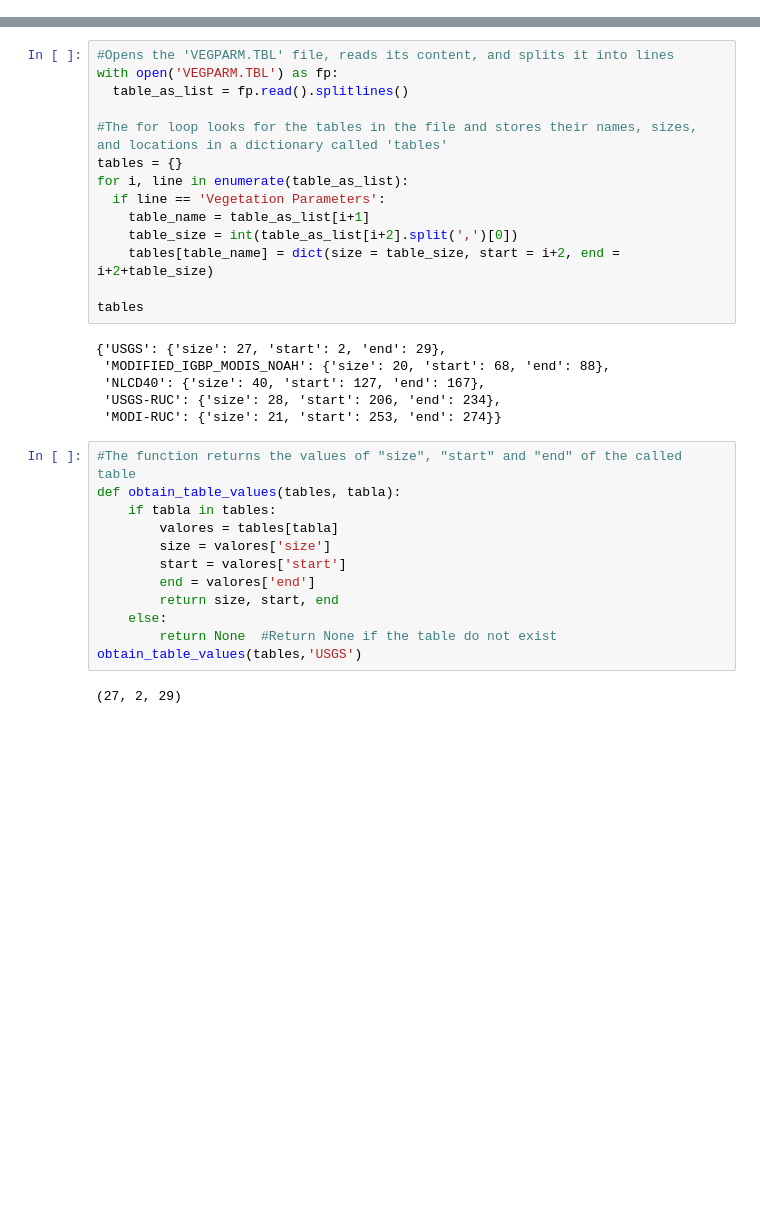
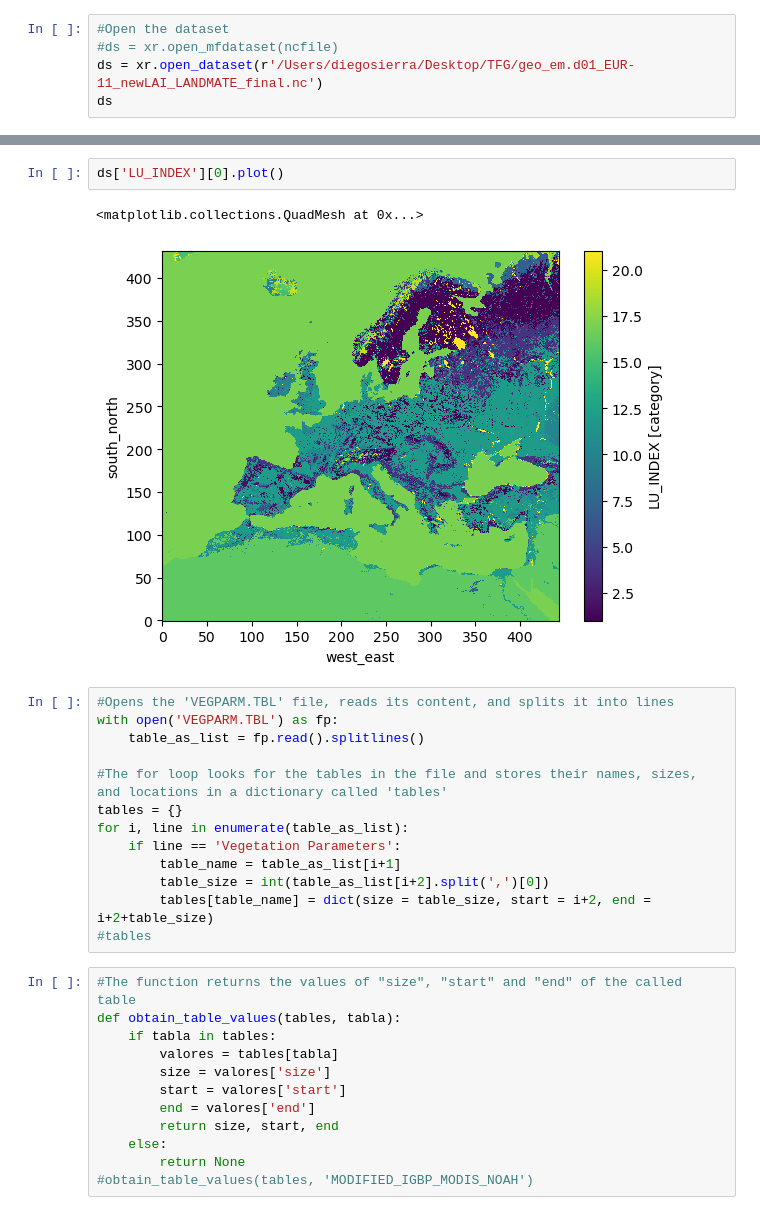
Before and after one commit to sierrapor/TFG, a Jupyter notebook: VegeTables.ipynb, the cells around one changed output, grey strips where cells are left out. Drawn from its saved outputs; the diff is of its cells as text; blank space fills up the shorter version.

```diff
--- a/VegeTables.ipynb
+++ b/VegeTables.ipynb
@@ -3,0 +13,5 @@ import pandas as pd
+# %%
+#Open the dataset
+#ds = xr.open_mfdataset(ncfile)
+ds = xr.open_dataset(r'/Users/diegosierra/Desktop/TFG/geo_em.d01_EUR-11_newLAI_LANDMATE_final.nc')
+ds
@@ -4,23 +36,21 @@ import pandas as pd
+# %%
+ds['LU_INDEX'][0].plot()
+# %% [output]
+<matplotlib.collections.QuadMesh at 0x...>
+[figure, added]
 # %%
 #Opens the 'VEGPARM.TBL' file, reads its content, and splits it into lines
 with open('VEGPARM.TBL') as fp:
-  table_as_list = fp.read().splitlines()
+    table_as_list = fp.read().splitlines()
 
 #The for loop looks for the tables in the file and stores their names, sizes, and locations in a dictionary called 'tables'
 tables = {}
 for i, line in enumerate(table_as_list):
-  if line == 'Vegetation Parameters':
-    table_name = table_as_list[i+1]
-    table_size = int(table_as_list[i+2].split(',')[0])
-    tables[table_name] = dict(size = table_size, start = i+2, end = i+2+table_size)
-
-tables
+    if line == 'Vegetation Parameters':
+        table_name = table_as_list[i+1]
+        table_size = int(table_as_list[i+2].split(',')[0])
+        tables[table_name] = dict(size = table_size, start = i+2, end = i+2+table_size)
+#tables
-# %% [output]
-{'USGS': {'size': 27, 'start': 2, 'end': 29},
- 'MODIFIED_IGBP_MODIS_NOAH': {'size': 20, 'start': 68, 'end': 88},
- 'NLCD40': {'size': 40, 'start': 127, 'end': 167},
- 'USGS-RUC': {'size': 28, 'start': 206, 'end': 234},
- 'MODI-RUC': {'size': 21, 'start': 253, 'end': 274}}
 # %%
 #The function returns the values of "size", "start" and "end" of the called table
 def obtain_table_values(tables, tabla):
@@ -31,10 +61,8 @@ def obtain_table_values(tables, tabla):
         end = valores['end']
         return size, start, end
     else:
-        return None  #Return None if the table do not exist
-obtain_table_values(tables,'USGS')
+        return None
+#obtain_table_values(tables, 'MODIFIED_IGBP_MODIS_NOAH')
-# %% [output]
-(27, 2, 29)
 # %%
 #The function reads line by line and finds the name of the table, then return the data below in a str list
 def read_tables(tables, tabla):
```
Also changed, not shown: parts of 9 cells of this notebook.
